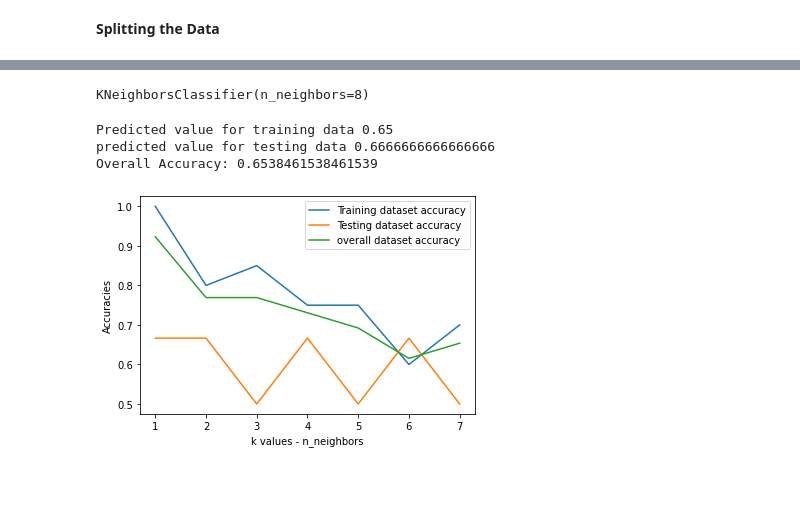
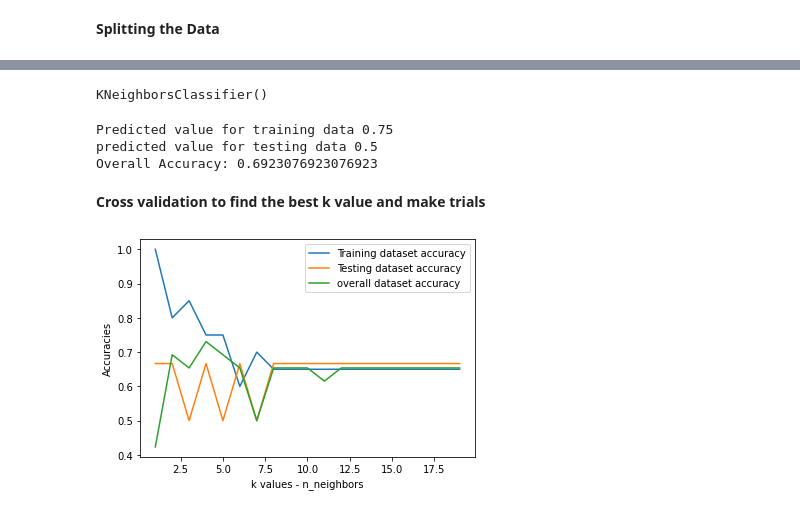
Before and after one commit to Rakshithadhandre/Machine_Learning_Models, a Jupyter notebook: KNN_Algo_Malaria_outbreak.ipynb, the cells around one changed output, grey strips where cells are left out. Cells and saved outputs as stored; diff of their text form; code cells hidden in the pictures; blank space fills up the shorter version.

```diff
--- a/KNN_Algo_Malaria_outbreak.ipynb
+++ b/KNN_Algo_Malaria_outbreak.ipynb
@@ -159,13 +224,12 @@ X_train=sst.fit_transform(X_train)#normalization
 X_test=sst.transform(X_test)
 # %%
 from sklearn.neighbors import KNeighborsClassifier
-k=8
-knn_clf=KNeighborsClassifier(n_neighbors=k)
+knn_clf=KNeighborsClassifier(n_neighbors=5)
 # %%
 #Training
 knn_clf.fit(X_train,Y_train) #fit the model with data
 # %% [output]
-KNeighborsClassifier(n_neighbors=8)
+KNeighborsClassifier()
 # %%
 y_pred=knn_clf.predict(X_test)
 # %%
@@ -173,36 +237,38 @@ print("Predicted value for training data",knn_clf.score(X_train,Y_train))
 print("predicted value for testing data",knn_clf.score(X_test,Y_test))
 print("Overall Accuracy:",knn_clf.score(sst.transform(X),Y))
 # %% [output]
-Predicted value for training data 0.65
-predicted value for testing data 0.6666666666666666
-Overall Accuracy: 0.6538461538461539
+Predicted value for training data 0.75
+predicted value for testing data 0.5
+Overall Accuracy: 0.6923076923076923
+# %% [markdown]
+**Cross validation to find the best k value and make trials**
 # %%
-neighbors=np.arange(1,k) #creates an array contains the array range 1 to 20
+neighbors=np.arange(1,20) #creates an array contains the array range 1 to 20
 
-#as to keep a track of each k values we 2 empty arrays i.e train_accuracy and test_accuracy
+#as to keep a track of each k values we take 2 empty arrays i.e train_accuracy and test_accuracy
 train_accuracy = np.empty(len(neighbors))#len of array= len of neighbors
 test_accuracy = np.empty(len(neighbors))
 overall_accuracy = np.empty(len(neighbors))
 
 #Loop over K values
 for i,k in enumerate(neighbors):
  knn=KNeighborsClassifier(n_neighbors=k)  #calling classifiers with parameters
  knn.fit(X_train,Y_train)  #fitting the data
 
    #compute the training accuracy of ML model
  train_accuracy[i] = knn.score(X_train,Y_train) #additional i is used to keep track of indexes and store the values of accuracy at appropriate place so that we can see at what k value we got good accuracy.
  test_accuracy[i] = knn.score(X_test,Y_test)
 
 #Overall score
  overall_accuracy[i] = knn.score(sst.transform(X),Y)
 
  import matplotlib.pyplot as plt
 plt.plot(neighbors,train_accuracy,label='Training dataset accuracy')
 plt.plot(neighbors,test_accuracy,label='Testing dataset accuracy')
 plt.plot(neighbors,overall_accuracy,label='overall dataset accuracy')
 plt.legend()
 plt.xlabel('k values - n_neighbors')
 plt.ylabel('Accuracies')
 plt.show()
 # %% [output]
-[figure, old version]
+[figure, new version]
```
Also changed, not shown: parts of 8 cells of this notebook.
